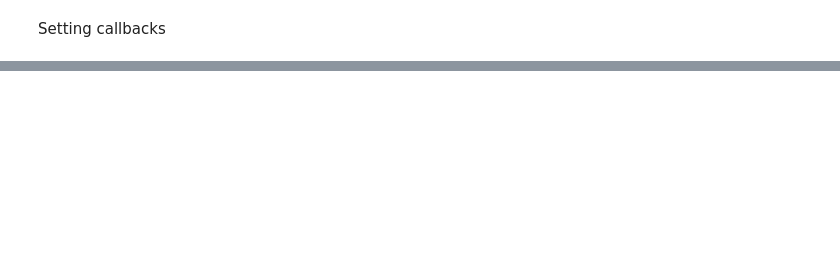
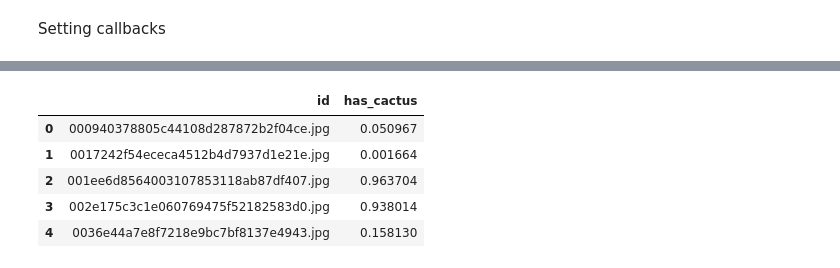
Before and after one commit to lipinski/kaggle-projects, a Jupyter notebook: aerial-cactus-identification/model.ipynb, the cells around one changed output, grey strips where cells are left out. Drawn from its saved outputs; the diff is of its cells as text; code cells hidden in the pictures; blank space fills up the shorter version.

```diff
--- a/aerial-cactus-identification/model.ipynb
+++ b/aerial-cactus-identification/model.ipynb
@@ -166,0 +168,2 @@ axes[1].set_title('Training and validation accuracy');
+# %%
+clf.load_weights('model.h5')
@@ -166,0 +188,13 @@ axes[1].set_title('Training and validation accuracy');
+# %%
+y_test_pred = clf.predict_generator(test_gen)
+# %%
+sub_df = pd.read_csv('dataset/sample_submission.csv')
+sub_df['has_cactus'] = y_test_pred
+sub_df.head()
+# %% [output]
+|  | id | has_cactus |
+| 0 | 000940378805c44108d287872b2f04ce.jpg | 0.050967 |
+| 1 | 0017242f54ececa4512b4d7937d1e21e.jpg | 0.001664 |
+| 2 | 001ee6d8564003107853118ab87df407.jpg | 0.963704 |
+| 3 | 002e175c3c1e060769475f52182583d0.jpg | 0.938014 |
+| 4 | 0036e44a7e8f7218e9bc7bf8137e4943.jpg | 0.158130 |
```
Also changed, not shown: parts of 14 cells of this notebook.
